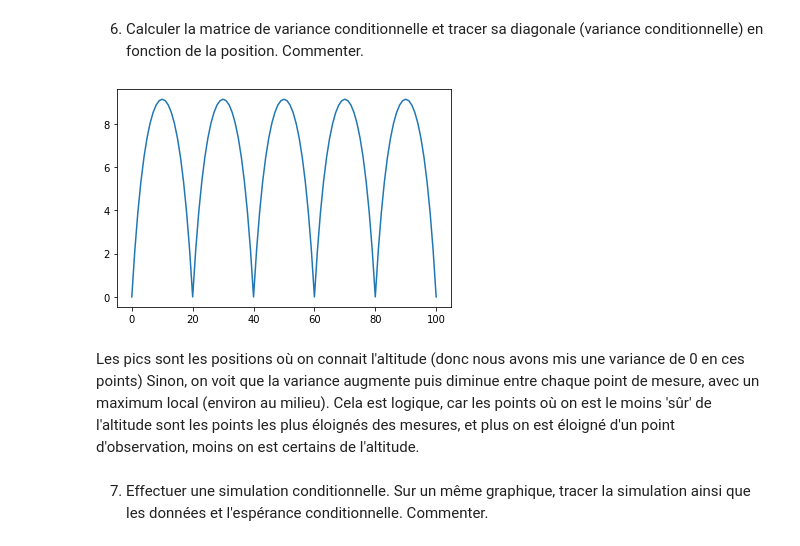
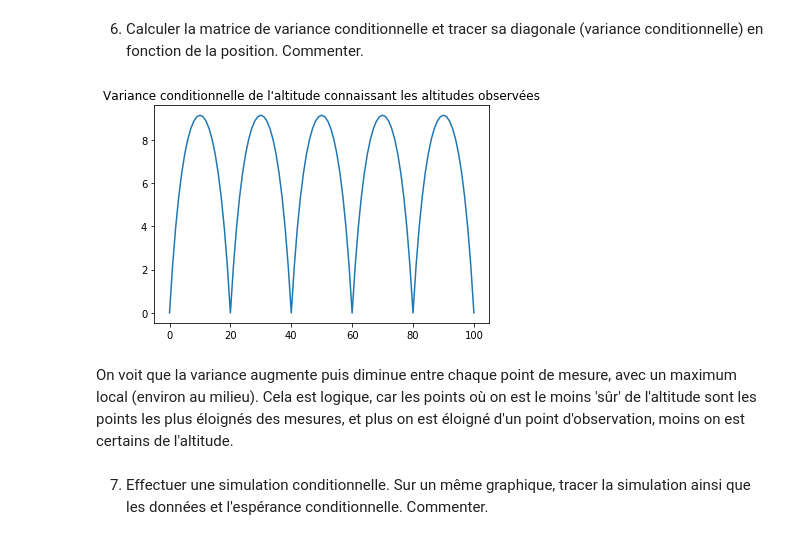
Before and after one commit to BenjaminPiet/Projet_proba, a Jupyter notebook: Projet_numerique_de_Probabilités.ipynb, the cells around one changed output. Cells and saved outputs as stored; diff of their text form; code cells hidden in the pictures.

```diff
--- a/Projet_numerique_de_Probabilités.ipynb
+++ b/Projet_numerique_de_Probabilités.ipynb
@@ -121,6 +121,7 @@ sigma2 = 12
 #Données
 
 observation_indexes = [0,20,40,60,80,100]
+n=len(observation_indexes)
 depth = np.array([0,-4,-12.8,-1,-6.5,0])
 
 #Indices des composantes correspondant aux observations et aux componsantes non observées
@@ -270,0 +228,9 @@ array([[1.20000000e+01, 1.08580490e+01, 9.82476904e+00, ...,
+# %%
+#Entre les inconnues
+
+cov_unknown_unknown=np.zeros((N-n,N-n))
+for i in range(N-n):
+    for j in range(N-n):
+        cov_unknown_unknown[i,j]=C[unknown_indexes[i],unknown_indexes[j]]
+
+cov_unknown_unknown
@@ -272,8 +252,8 @@ array([[1.20000000e+01, 1.08580490e+01, 9.82476904e+00, ...,
 #On va utiliser les notations introduites dnas le poly de probaIV
 #Ainsi Y est le vecteur gaussien des inconnues, et Z celui des connues
 z=depth
-mz=np.array(6*[mu])
-my=np.array(95*[mu])
+mz=np.array(n*[mu])
+my=np.array((N-n)*[mu])
 Cy=cov_unknown_unknown
 Czy=cov_obs_unknown
 Cyz=np.transpose(Czy)
@@ -285,16 +265,12 @@ Cz=cov_obs
 
 m=my+np.dot(Cyz,np.dot(np.linalg.inv(Cz),z-mz))
 alt_esp=np.zeros(101)
-i=0
-out=0
-while i<101:
-    if i in [0,20,40,60,80,100]:
-        alt_esp[i]=z[int(i/20)]
-        i+=1
-        out+=1
-    else:
-        alt_esp[i]=m[i-out]
-        i+=1
+for j in range(N-n):
+    alt_esp[unknown_indexes[j]]=m[j]
+for i in range(n):
+    alt_esp[observation_indexes[i]]=z[i]
+
 plt.plot(alt_esp)
+plt.title("Esperance conditionnelle de l'altitude connaissant les altitudes observées")
 plt.show()
 # %% [output]
@@ -304,24 +280,18 @@ plt.show()
 # %%
 #on utilise encore le poly de proba IV
 
 CSy=Cy-np.dot(Cyz,np.dot(np.linalg.inv(Cz),Czy))
 
-alt_cov=np.zeros(101)
-i=0
-out=0
-while i<101:
-    if i in [0,20,40,60,80,100]:
-        out+=1
-        i+=1
-    else:
-        alt_cov[i]=CSy[i-out,i-out]
-        i+=1
+alt_cov=np.zeros(N)
+for j in range(N-n):
+    alt_cov[unknown_indexes[j]]=CSy[j,j]
+
 plt.plot(alt_cov)
+plt.title("Variance conditionnelle de l'altitude connaissant les altitudes observées")
 plt.show()
 # %% [output]
-[figure, old version]
+[figure, new version]
 # %% [markdown]
-Les pics sont les positions où on connait l'altitude (donc nous avons mis une variance de 0 en ces points)
-Sinon, on voit que la variance augmente puis diminue entre chaque point de mesure, avec un maximum local (environ au milieu). Cela est logique, car les points où on est le moins 'sûr' de l'altitude sont les points les plus éloignés des mesures, et plus on est éloigné d'un point d'observation, moins on est certains de l'altitude.
+On voit que la variance augmente puis diminue entre chaque point de mesure, avec un maximum local (environ au milieu). Cela est logique, car les points où on est le moins 'sûr' de l'altitude sont les points les plus éloignés des mesures, et plus on est éloigné d'un point d'observation, moins on est certains de l'altitude.
 # %% [markdown]
 7. Effectuer une simulation conditionnelle. Sur un même graphique, tracer la simulation ainsi que les données et l'espérance conditionnelle. Commenter.
```
Also changed, not shown: parts of 10 cells of this notebook.
